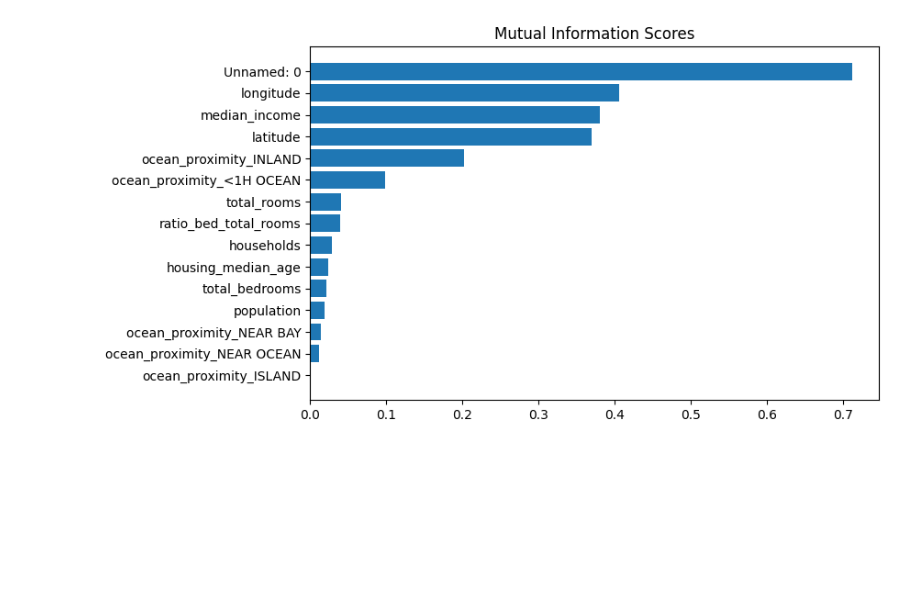
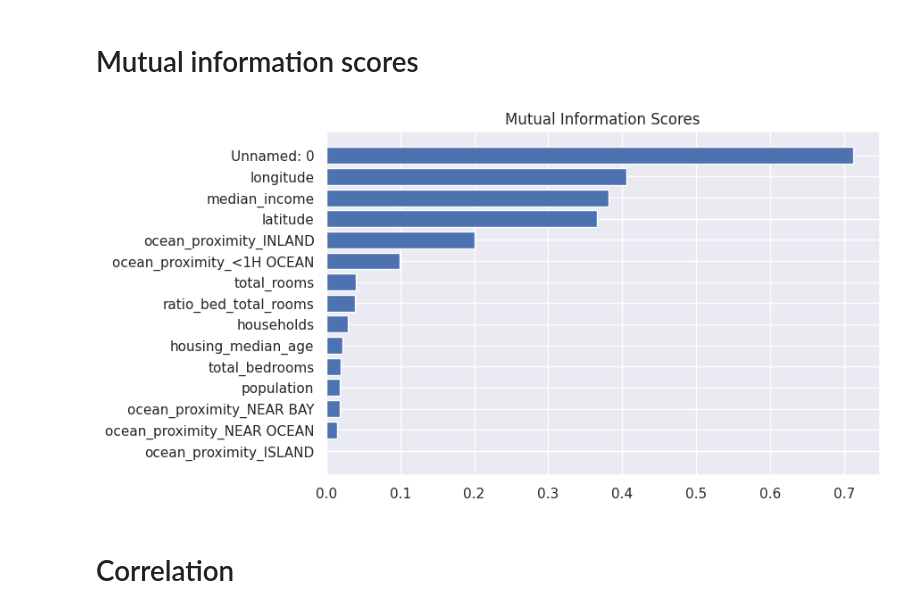
Before and after one commit to NaisMerien/Immo, a Jupyter notebook: Inference_Notebook.ipynb, the cells around one changed output. Saved outputs shown, nothing was run; the diff lists cells and outputs as text; code cells hidden in the pictures; blank space fills up the shorter version.

```diff
--- a/Inference_Notebook.ipynb
+++ b/Inference_Notebook.ipynb
@@ -33,3 +22,5 @@ import statsmodels.api as sm
+# %% [markdown]
+# Mutual information scores
 # %%
 eleventh_it = pd.read_pickle("data/eleventh_iteration.pkl")
 # %%
@@ -53,14 +44,17 @@ mi_scores = make_mi_scores(X, y, discrete_features)
 # %%
 def plot_mi_scores(scores):
     scores = scores.sort_values(ascending=True)
     width = np.arange(len(scores))
     ticks = list(scores.index)
     plt.barh(width, scores)
     plt.yticks(width, ticks)
     plt.title("Mutual Information Scores")
 
-
+sns.set_theme(context='notebook', style='darkgrid', palette='deep', font='sans-serif',
+                  font_scale=1, color_codes=True, rc=None)
 plt.figure(dpi=100, figsize=(8, 5))
 plot_mi_scores(mi_scores)
 # %% [output]
-[figure, old version]
+[figure, new version]
+# %% [markdown]
+# Correlation
```
Also changed, not shown: parts of 4 cells of this notebook, 1 other file.
